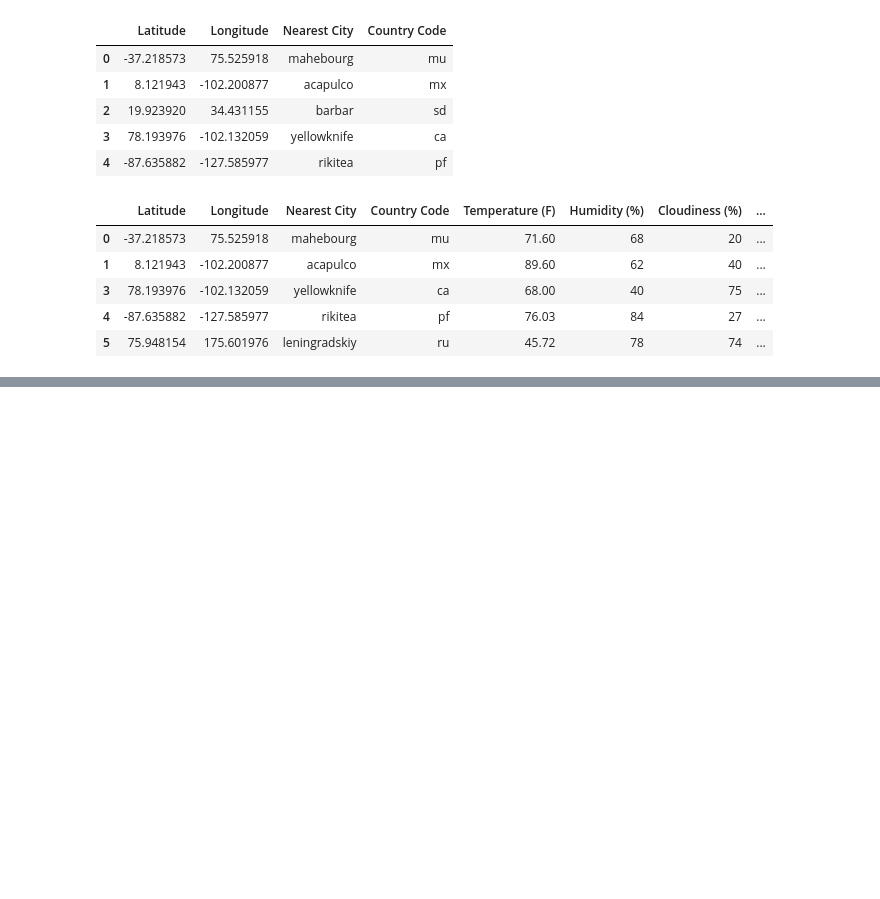
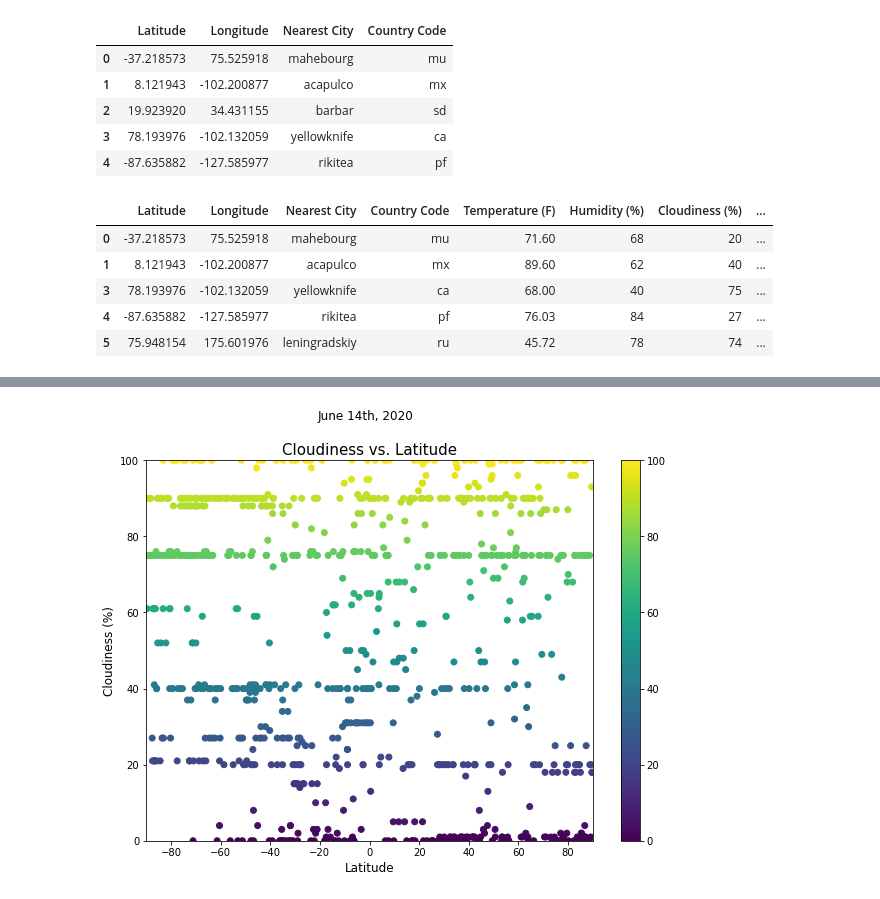
Before and after one commit to JonathanAntia/python-api-challenge, a Jupyter notebook: WeatherPy/WeatherPy.ipynb, the cells around one changed output, grey strips where cells are left out. Drawn from its saved outputs; the diff is of its cells as text; code cells hidden in the pictures; blank space fills up the shorter version.

```diff
--- a/WeatherPy/WeatherPy.ipynb
+++ b/WeatherPy/WeatherPy.ipynb
@@ -139,0 +141,14 @@ plt.show()
+# %%
+# make scatter plot of Cloudiness vs Latitute
+fig,ax = plt.subplots(figsize=(10,7))
+chart = ax.scatter(weather_data["Latitude"],weather_data['Cloudiness (%)'],c=weather_data['Cloudiness (%)'])
+fig.colorbar(chart, ax=ax)
+plt.xlabel("Latitude", fontsize=12)
+plt.ylabel("Cloudiness (%)", fontsize=12)
+plt.title("Cloudiness vs. Latitude", fontsize=15)
+plt.suptitle("June 14th, 2020",x=0.43,fontsize=12)
+plt.xlim(-90,90)
+plt.ylim(weather_data['Cloudiness (%)'].min(),weather_data['Cloudiness (%)'].max())
+plt.show()
+# %% [output]
+[figure, added]
```
Also changed, not shown: parts of 9 cells of this notebook.
